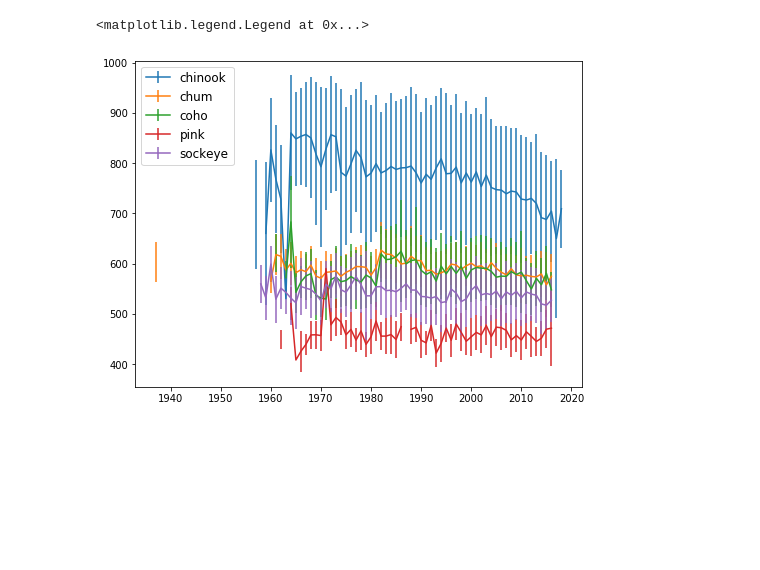
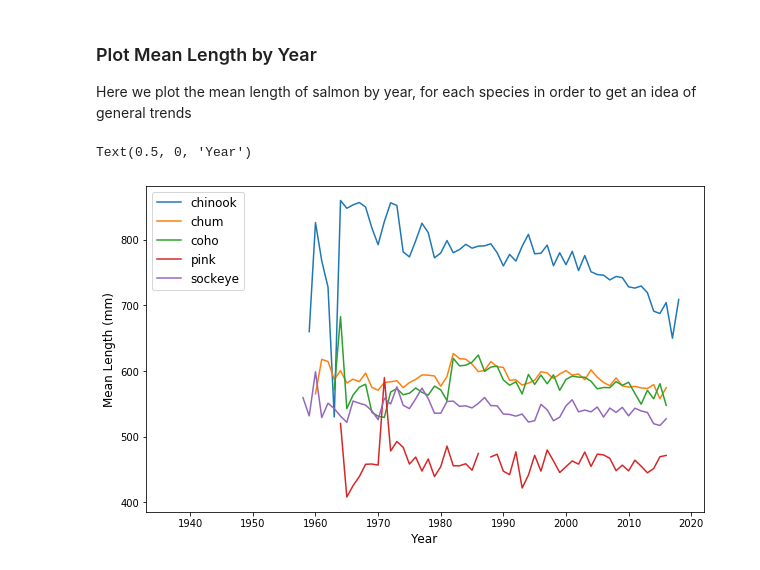
Before and after one commit to astrojneil/salmon-data, a Jupyter notebook: Salmon_explore.ipynb, the cells around one changed output. Cells and saved outputs as stored; diff of their text form; code cells hidden in the pictures; blank space fills up the shorter version.

```diff
--- a/Salmon_explore.ipynb
+++ b/Salmon_explore.ipynb
@@ -6,7 +11,5 @@ import matplotlib.pyplot as plt
 # %%
-#data = pd.read_csv('ASL_master.csv')
-#data_small= data[["Species", "sampleYear", "sampleDate", "Length", "Weight", "Sex",
-#                "Salt.Water.Age", "Fresh.Water.Age", "Lat", "Lon", "DistrictID", "Sub.DistrictID", "Flag"]]
-data_small = pd.read_csv('ASL_master.csv', usecols = ["Species", "sampleYear", "Length"])
+data_small = pd.read_csv('ASL_master.csv', usecols =["Species", "sampleYear", "sampleDate", "Length", "Weight", "Sex",
+                "Salt.Water.Age", "Fresh.Water.Age", "Lat", "Lon", "DistrictID", "Sub.DistrictID", "Flag"])
 data_small.columns
 # %% [output]
@@ -19,14 +41,19 @@ NameError: name 'data_small' is not defined
+# %% [markdown]
+### Plot Mean Length by Year
+Here we plot the mean length of salmon by year, for each species in order to get an idea of general trends
 # %%
 speciesbyyear = data_small.groupby(["sampleYear", "Species"])
 meanbyyear = speciesbyyear['Length'].mean()
 stdbyyear = speciesbyyear['Length'].std()
 df_mean = meanbyyear.unstack()
 df_std = stdbyyear.unstack()
 
-fig, ax = plt.subplots(figsize=(8,6))
+fig, ax = plt.subplots(figsize=(10,6))
 for s in data_small['Species'].unique():
-    ax.errorbar(df_mean[s].index, df_mean[s].values, label = s, yerr=df_std[s].values)
-ax.legend(loc=2, fontsize = 12)
+    ax.plot(df_mean[s].index, df_mean[s].values, label = s)
+ax.legend(fontsize = 12)
+ax.set_ylabel('Mean Length (mm)', fontsize = 12)
+ax.set_xlabel("Year", fontsize = 12)
 # %% [output]
-<matplotlib.legend.Legend at 0x...>
+Text(0.5, 0, 'Year')
-[figure, old version]
+[figure, new version]
```
Also changed, not shown: parts of 9 cells of this notebook.
